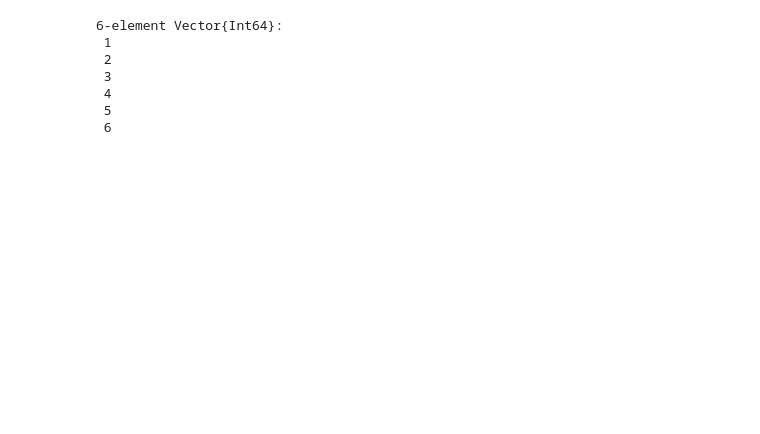
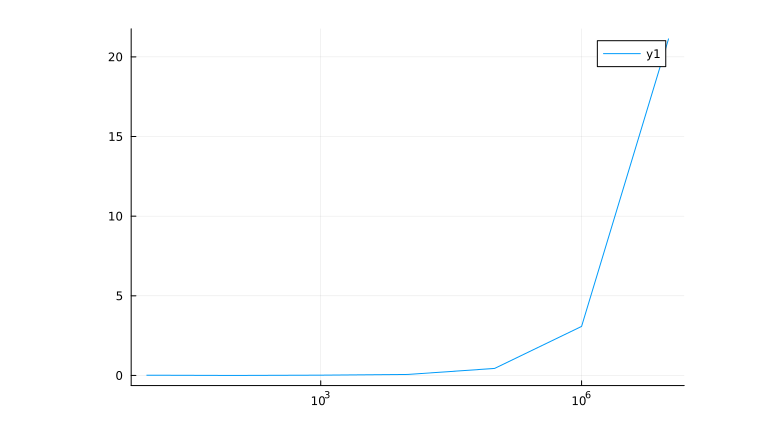
Before and after one commit to etmi7372/CSCI3656-Regression-Method-Comparison, a Jupyter notebook: Julia Nonlinear Regression.ipynb, the cells around one changed output. Saved outputs shown, nothing was run; the diff lists cells and outputs as text; code cells hidden in the pictures; blank space fills up the shorter version.

```diff
--- a/Julia Nonlinear Regression.ipynb
+++ b/Julia Nonlinear Regression.ipynb
@@ -90,10 +107,4 @@ plot([10^i for i in 7:7], times)
 # %%
-plot([10^i for i in 1:6], times, xscale=:log10)
+plot([10^i for i in 1:7], times, xscale=:log10)
 # %% [output]
-6-element Vector{Int64}:
- 1
- 2
- 3
- 4
- 5
- 6
+[figure, added]
```
Also changed, not shown: parts of 8 cells of this notebook, 14 other files.
